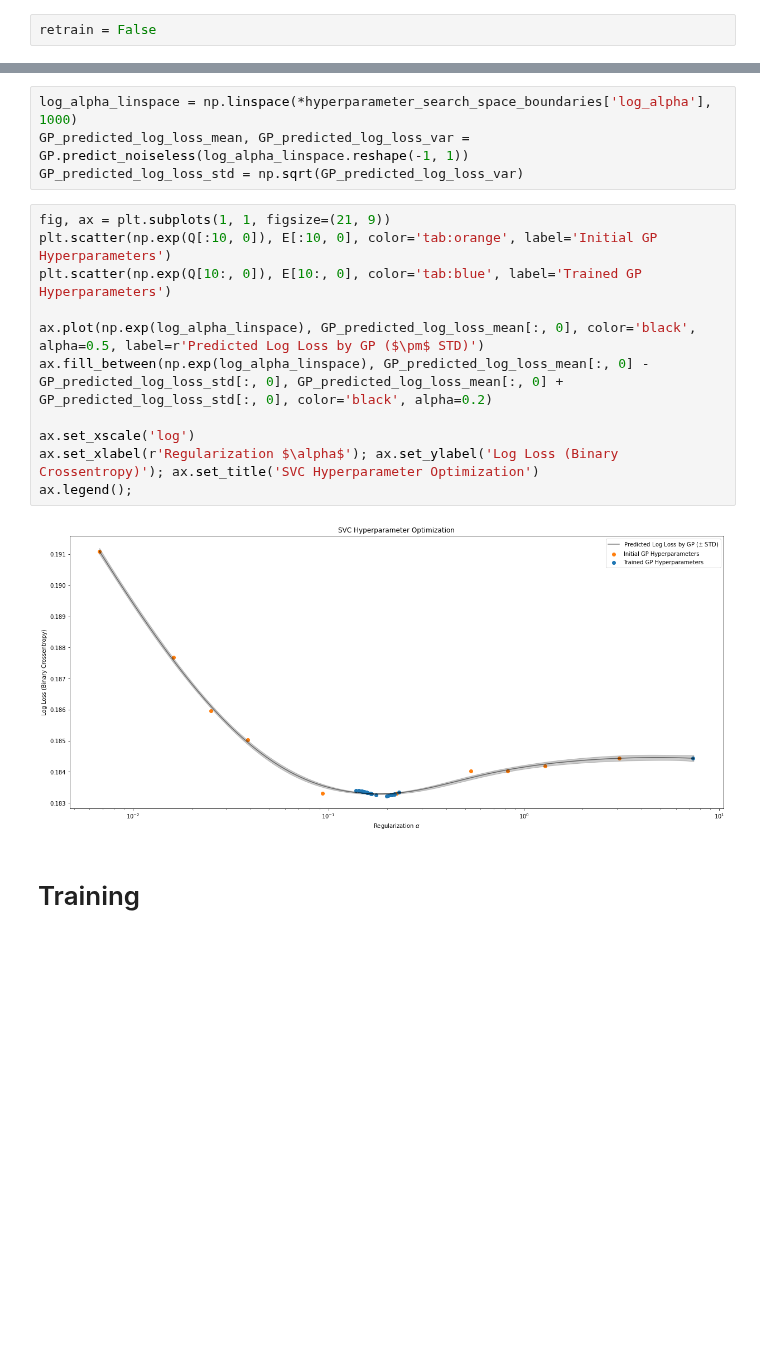
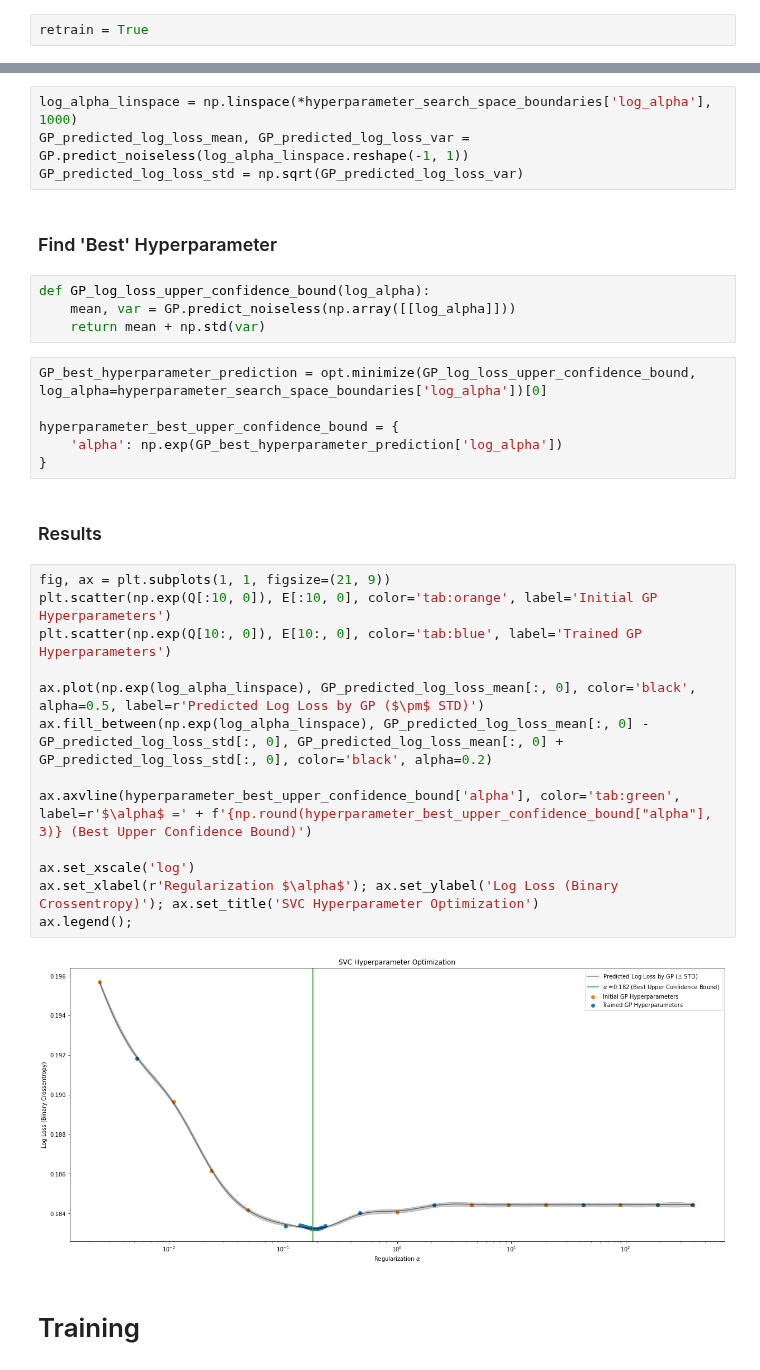
Before and after one commit to psaegert/AML-Final, a Jupyter notebook: models/SVC.ipynb, the cells around one changed output, grey strips where cells are left out. Cells and saved outputs as stored; diff of their text form; blank space fills up the shorter version.

Commit message:
trained and evaluated best svc

```diff
--- a/models/SVC.ipynb
+++ b/models/SVC.ipynb
@@ -21,7 +21,7 @@ import scipy.stats as stats
 
 import matplotlib.pyplot as plt
 # %%
-retrain = False
+retrain = True
 # %% [markdown]
 # Data
 # %%
@@ -160,18 +164,34 @@ Loaded Results
 log_alpha_linspace = np.linspace(*hyperparameter_search_space_boundaries['log_alpha'], 1000)
 GP_predicted_log_loss_mean, GP_predicted_log_loss_var = GP.predict_noiseless(log_alpha_linspace.reshape(-1, 1))
 GP_predicted_log_loss_std = np.sqrt(GP_predicted_log_loss_var)
+# %% [markdown]
+### Find 'Best' Hyperparameter
+# %%
+def GP_log_loss_upper_confidence_bound(log_alpha):
+    mean, var = GP.predict_noiseless(np.array([[log_alpha]]))
+    return mean + np.std(var)
+# %%
+GP_best_hyperparameter_prediction = opt.minimize(GP_log_loss_upper_confidence_bound, log_alpha=hyperparameter_search_space_boundaries['log_alpha'])[0]
+
+hyperparameter_best_upper_confidence_bound = {
+    'alpha': np.exp(GP_best_hyperparameter_prediction['log_alpha'])
+}
+# %% [markdown]
+### Results
 # %%
 fig, ax = plt.subplots(1, 1, figsize=(21, 9))
 plt.scatter(np.exp(Q[:10, 0]), E[:10, 0], color='tab:orange', label='Initial GP Hyperparameters')
 plt.scatter(np.exp(Q[10:, 0]), E[10:, 0], color='tab:blue', label='Trained GP Hyperparameters')
 
 ax.plot(np.exp(log_alpha_linspace), GP_predicted_log_loss_mean[:, 0], color='black', alpha=0.5, label=r'Predicted Log Loss by GP ($\pm$ STD)')
 ax.fill_between(np.exp(log_alpha_linspace), GP_predicted_log_loss_mean[:, 0] - GP_predicted_log_loss_std[:, 0], GP_predicted_log_loss_mean[:, 0] + GP_predicted_log_loss_std[:, 0], color='black', alpha=0.2)
 
+ax.axvline(hyperparameter_best_upper_confidence_bound['alpha'], color='tab:green', label=r'$\alpha$ =' + f'{np.round(hyperparameter_best_upper_confidence_bound["alpha"], 3)} (Best Upper Confidence Bound)')
+
 ax.set_xscale('log')
 ax.set_xlabel(r'Regularization $\alpha$'); ax.set_ylabel('Log Loss (Binary Crossentropy)'); ax.set_title('SVC Hyperparameter Optimization')
 ax.legend();
 # %% [output]
-[figure, old version]
+[figure, new version]
 # %% [markdown]
 # Training
```
Also changed, not shown: parts of 7 cells of this notebook, 1 other file.
